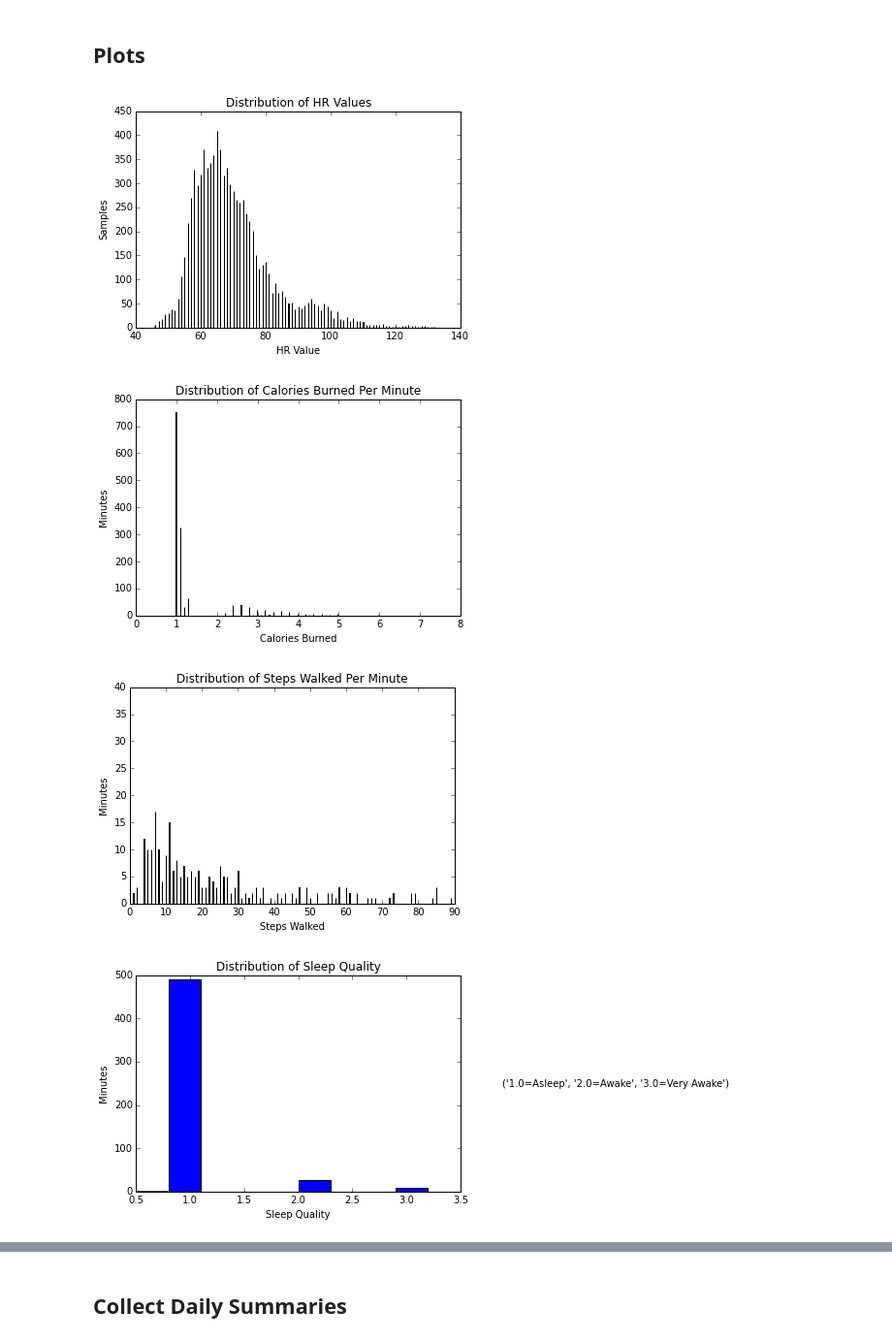
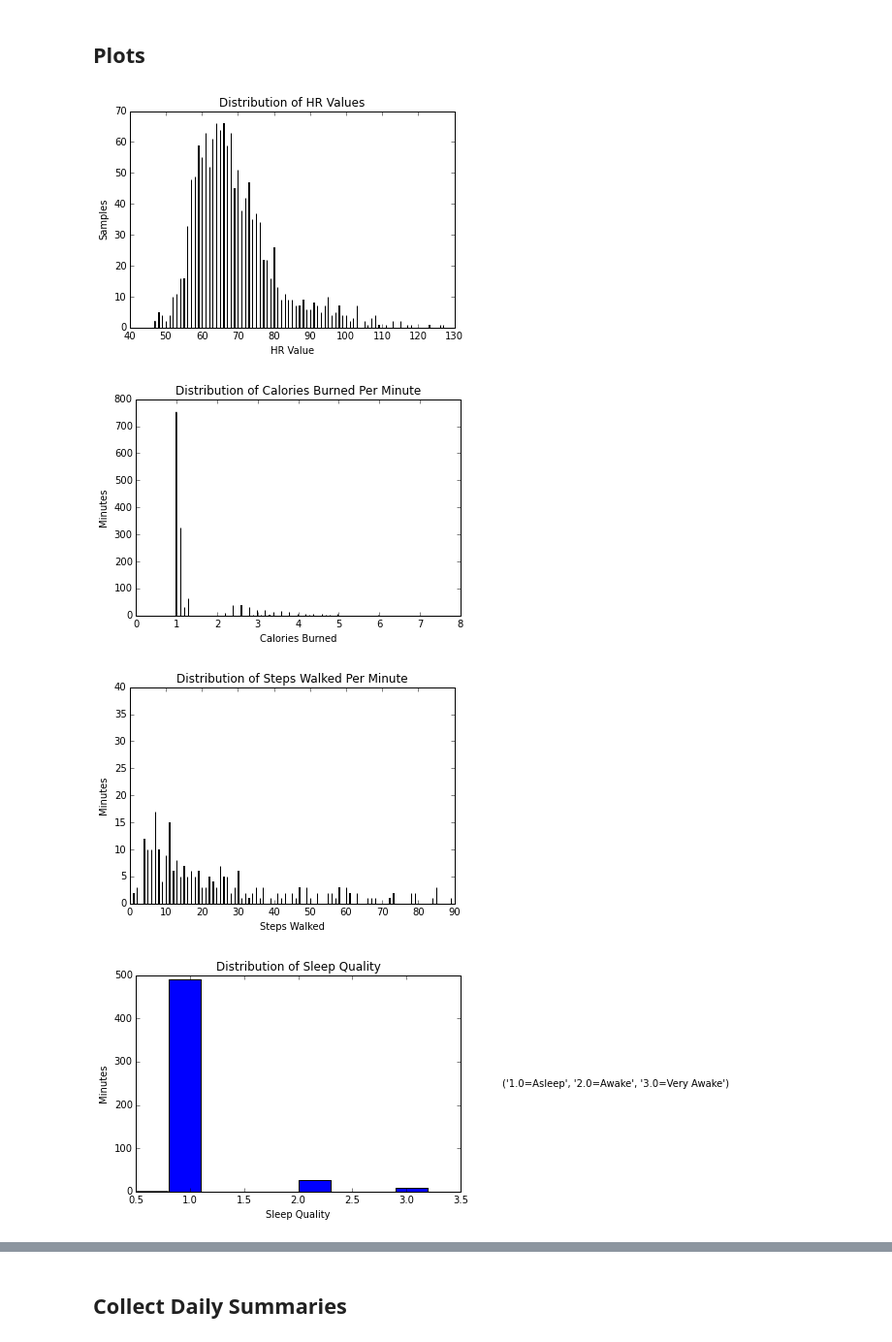
Before and after one commit to amandasolis/Fitbit, a Jupyter notebook: Fitbit.ipynb, the cells around one changed output, grey strips where cells are left out. Shown at 97% size. Drawn from its saved outputs; the diff is of its cells as text; code cells hidden in the pictures.

```diff
--- a/Fitbit.ipynb
+++ b/Fitbit.ipynb
@@ -59,7 +66,10 @@ date='2016-06-13'
 # %%
 """Timeseries data of Heartrate"""
 
-fitbit_stats = auth2_client.intraday_time_series('activities/heart', base_date=date, detail_level='1sec')
+## TO DO
+#Deal with missing values
+
+fitbit_stats = auth2_client.intraday_time_series('activities/heart', base_date=date, detail_level='1min')
 stats = fitbit_stats['activities-heart-intraday']['dataset']
 f1 = open('dataHR-timeseries.txt', 'w')
 HR = []
@@ -93,6 +103,6 @@ Avg HR: 70.0170017231 Max HR: 132 Min HR: 46
 # %%
 """Timeseries data of Calories and Activity Level"""
-# Add activity level to text file
+
 fitbit_cals = auth2_client.intraday_time_series('activities/log/calories', base_date=date, detail_level='1min')
 Calstats = fitbit_cals['activities-log-calories-intraday']['dataset']
 f2 = open('dataCals-timeseries.txt', 'w')
@@ -101,6 +111,8 @@ CalsTime = []
 ActivityLevel= []
 for var in range(0, len(Calstats)):
     f2.write(Calstats[var]['time'])
+    f2.write("\t")
+    f2.write(str(Calstats[var]['level']))
     f2.write("\t")
     f2.write(str(Calstats[var]['value']))
     f2.write("\n")
@@ -211,6 +222,7 @@ Minutes Very Awake: 9
 plt.figure(1)
 #plt.subplot(211)
 plt.hist(HR, bins=len(stats), range=(HRmin,HRmax))
+#sns.distplot(HR);
 plt.title('Distribution of HR Values')
 plt.ylabel('Samples')
 plt.xlabel('HR Value')
@@ -219,6 +231,7 @@ plt.xlabel('HR Value')
 plt.figure(2)
 #plt.subplot(212)
 plt.hist(Cals, bins=len(Calstats), range=(Calsmin,Calsmax))
+#sns.distplot(Cals);
 plt.title('Distribution of Calories Burned Per Minute')
 plt.ylabel('Minutes')
 plt.xlabel('Calories Burned')
@@ -226,6 +239,7 @@ plt.xlabel('Calories Burned')
 #Steps Histogram
 plt.figure(3)
 plt.hist(Steps, bins=len(Stepsstats), range=(Stepsmin,Stepsmax))
+#sns.distplot(Steps);
 axes = plt.gca()
 axes.set_ylim([0,40])
 plt.title('Distribution of Steps Walked Per Minute')
@@ -235,6 +249,7 @@ plt.xlabel('Steps Walked')
 #Sleep Histogram
 fig = plt.figure(4)
 plt.hist(newSleep, range=(0.5,3.5))
+#sns.distplot(Sleep);
 plt.title('Distribution of Sleep Quality')
 plt.ylabel('Minutes')
 plt.xlabel('Sleep Quality')
@@ -245,6 +260,7 @@ fig.text(1,.5,quality)
 #HR Over Time
 plt.figure(5)
 datetimesHR = [datetime.datetime.strptime(t, "%H:%M:%S") for t in HRTime]
+datetimesHR1 = [t.replace(year=2016, month=6, day=13) for t in datetimesHR]
 #plt.subplot(211)
 plt.plot(datetimesHR, HR)
 plt.gcf().autofmt_xdate()
@@ -255,38 +271,40 @@ plt.xlabel('Time of Day')
 #Calories Over Time
 plt.figure(6)
 datetimesCals = [datetime.datetime.strptime(t, "%H:%M:%S") for t in CalsTime]
+datetimesCals1 = [t.replace(year=2016, month=6, day=13) for t in datetimesCals]
 #plt.subplot(212)
-plt.plot(datetimesCals, Cals)
+plt.plot(datetimesCals1, Cals)
 plt.gcf().autofmt_xdate()
 plt.title('Calories Over Time')
 plt.ylabel('Calories Burned ')
 plt.xlabel('Time of Day')
 
 #Steps Over Time
 plt.figure(7)
 datetimesSteps = [datetime.datetime.strptime(t, "%H:%M:%S") for t in StepsTime]
-plt.plot(datetimesSteps, Steps)
+datetimesSteps1 = [t.replace(year=2016, month=6, day=13) for t in datetimesSteps]
+plt.plot(datetimesSteps1, Steps)
 plt.gcf().autofmt_xdate()
 plt.title('Steps Over Time')
 plt.ylabel('Steps Per Minute ')
 plt.xlabel('Time of Day')
 
 #Sleep Quality Over Time
 fig=plt.figure(8)
 datetimesSleep = [datetime.datetime.strptime(t, "%H:%M:%S") for t in newSleepTime]
-plt.plot(datetimesSleep, newSleep)
+datetimesSleep1 = [t.replace(year=2016, month=6, day=13) for t in datetimesSleep]
+plt.plot(datetimesSleep1, newSleep)
 plt.gcf().autofmt_xdate()
 plt.gca().set_ylim([0,4])
 plt.title('Sleep Quality Over Time')
 plt.ylabel('Sleep Quality ')
 plt.xlabel('Time of Day')
 quality = '1.0=Asleep', '2.0=Awake', '3.0=Very Awake'
 fig.text(1,.5,quality)
 
-
 plt.show()
 # %% [output]
-[figure, old version]
+[figure, new version]
 [figure]
 [figure]
 [figure]
```
Also changed, not shown: parts of 12 cells of this notebook, 2 other files.
